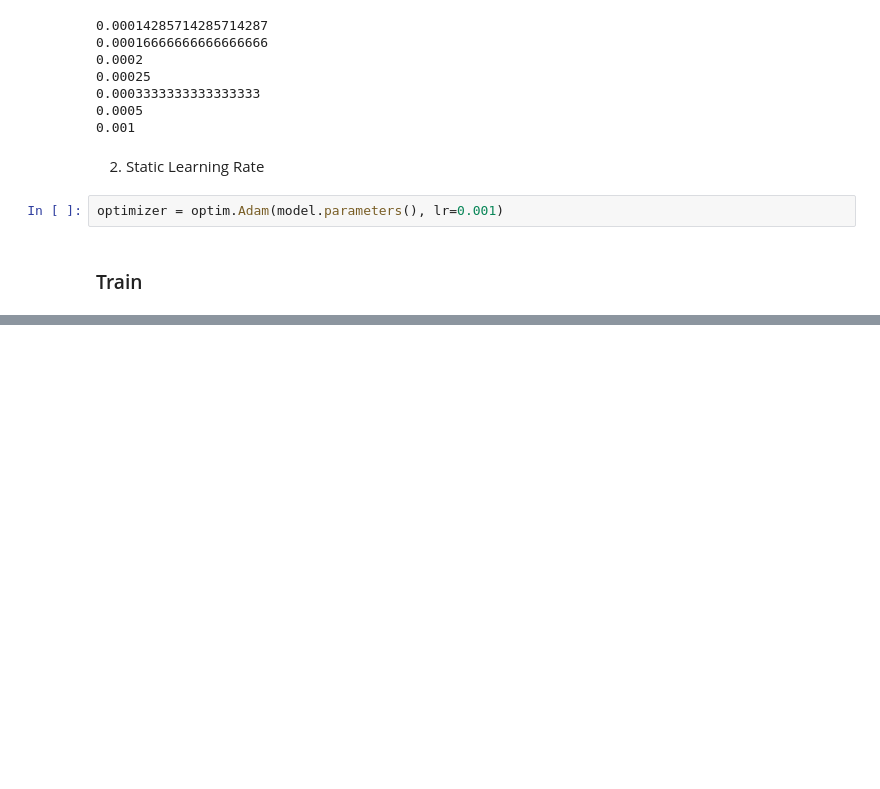
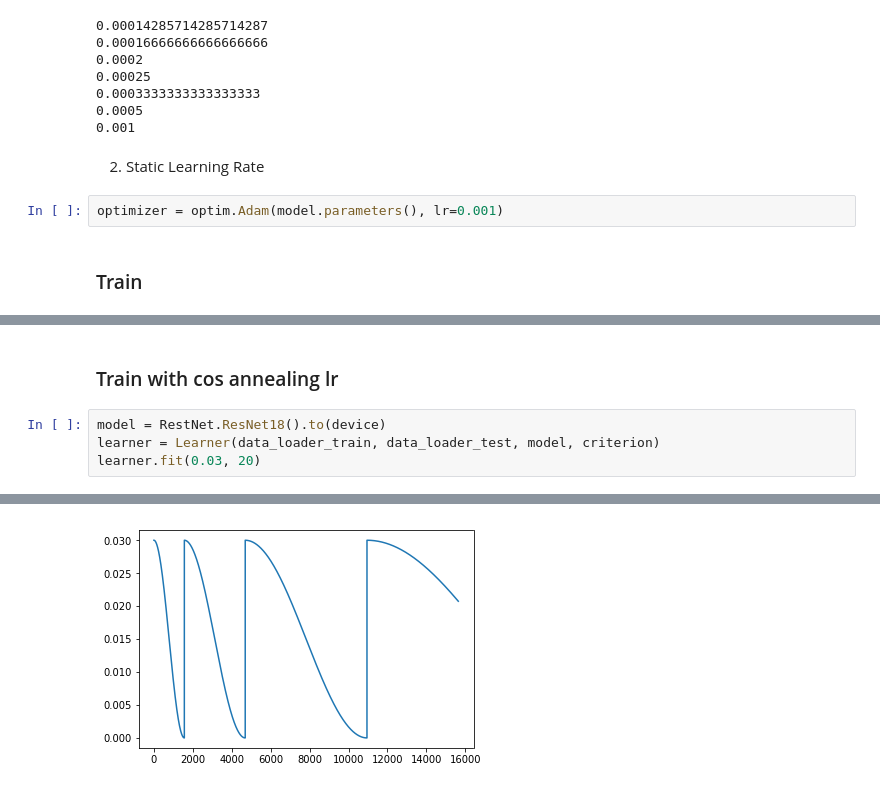
Before and after one commit to exitudio/research-ai, a Jupyter notebook: experiment/pytorch/my_experiment/2_fastai_functions.ipynb, the cells around one changed output, grey strips where cells are left out. Saved outputs shown, nothing was run; the diff lists cells and outputs as text; blank space fills up the shorter version.

```diff
--- a/experiment/pytorch/my_experiment/2_fastai_functions.ipynb
+++ b/experiment/pytorch/my_experiment/2_fastai_functions.ipynb
@@ -132,0 +125,7 @@ learner.fit(0.003, 5, 2)
+# %% [markdown]
+### Train with cos annealing lr
+# %%
+model = RestNet.ResNet18().to(device)
+learner = Learner(data_loader_train, data_loader_test, model, criterion)
+learner.fit(0.03, 20)
+# %% [output]
@@ -132,0 +149 @@ learner.fit(0.003, 5, 2)
+[figure, added]
```
Also changed, not shown: parts of 7 cells of this notebook, 1 other file.
